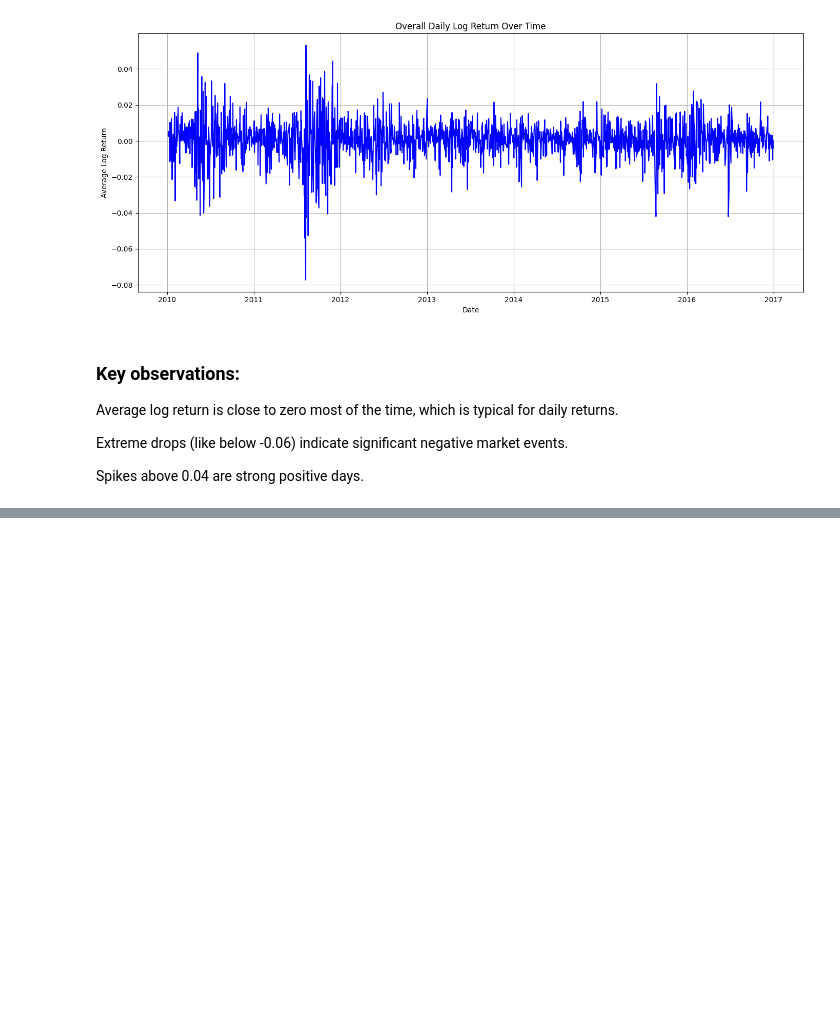
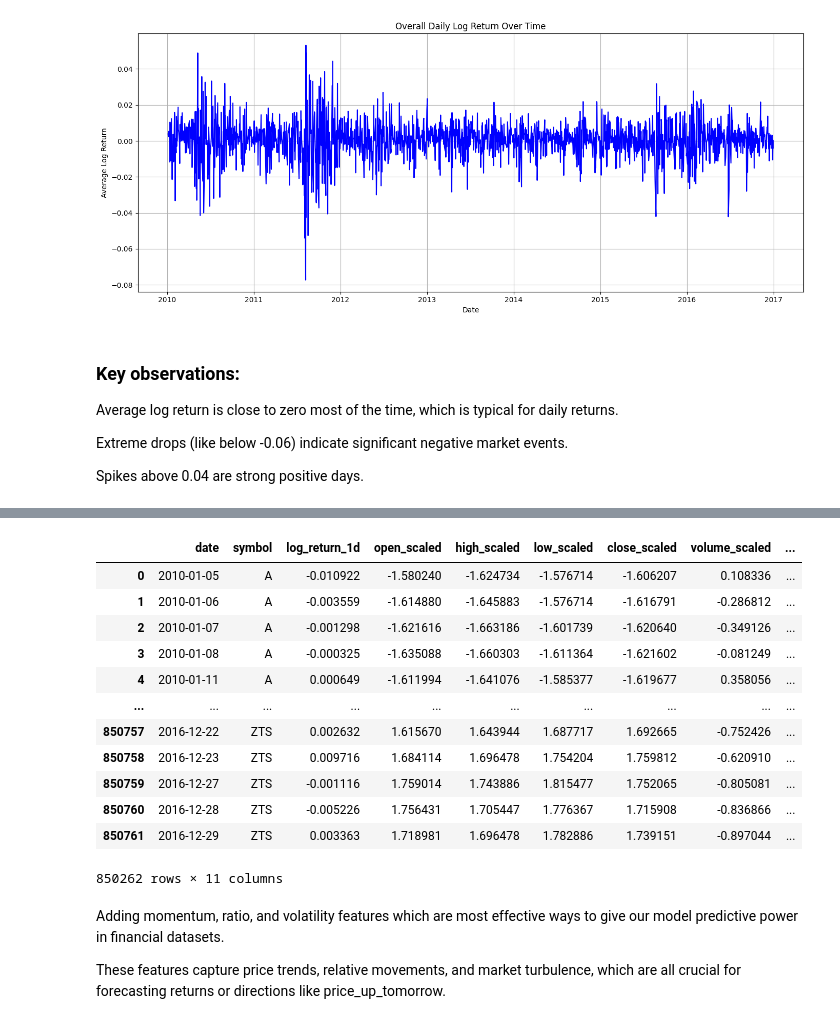
Before and after one commit to ashwinder1/Stock-Trend-Analysis-with-NYSE, a Jupyter notebook: eda.ipynb, the cells around one changed output, grey strips where cells are left out. Saved outputs shown, nothing was run; the diff lists cells and outputs as text; code cells hidden in the pictures; blank space fills up the shorter version.

```diff
--- a/eda.ipynb
+++ b/eda.ipynb
@@ -545,0 +490,20 @@ plt.show()
+# %%
+df_scaled
+# %% [output]
+|  | date | symbol | log_return_1d | open_scaled | high_scaled | low_scaled | close_scaled | volume_scaled | ... |
+| 0 | 2010-01-05 | A | -0.010922 | -1.580240 | -1.624734 | -1.576714 | -1.606207 | 0.108336 | ... |
+| 1 | 2010-01-06 | A | -0.003559 | -1.614880 | -1.645883 | -1.576714 | -1.616791 | -0.286812 | ... |
+| 2 | 2010-01-07 | A | -0.001298 | -1.621616 | -1.663186 | -1.601739 | -1.620640 | -0.349126 | ... |
+| 3 | 2010-01-08 | A | -0.000325 | -1.635088 | -1.660303 | -1.611364 | -1.621602 | -0.081249 | ... |
+| 4 | 2010-01-11 | A | 0.000649 | -1.611994 | -1.641076 | -1.585377 | -1.619677 | 0.358056 | ... |
+| ... | ... | ... | ... | ... | ... | ... | ... | ... | ... |
+| 850757 | 2016-12-22 | ZTS | 0.002632 | 1.615670 | 1.643944 | 1.687717 | 1.692665 | -0.752426 | ... |
+| 850758 | 2016-12-23 | ZTS | 0.009716 | 1.684114 | 1.696478 | 1.754204 | 1.759812 | -0.620910 | ... |
+| 850759 | 2016-12-27 | ZTS | -0.001116 | 1.759014 | 1.743886 | 1.815477 | 1.752065 | -0.805081 | ... |
+| 850760 | 2016-12-28 | ZTS | -0.005226 | 1.756431 | 1.705447 | 1.776367 | 1.715908 | -0.836866 | ... |
+| 850761 | 2016-12-29 | ZTS | 0.003363 | 1.718981 | 1.696478 | 1.782886 | 1.739151 | -0.897044 | ... |
+850262 rows × 11 columns
+# %% [markdown]
+Adding momentum, ratio, and volatility features which are most effective ways to give our model predictive power in financial datasets.
+
+These features capture price trends, relative movements, and market turbulence, which are all crucial for forecasting returns or directions like price_up_tomorrow.
```
Also changed, not shown: parts of 16 cells of this notebook.
